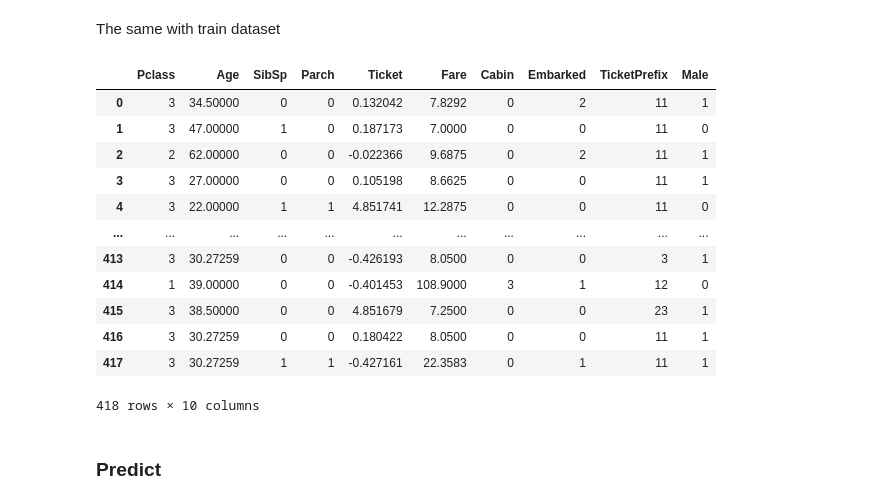
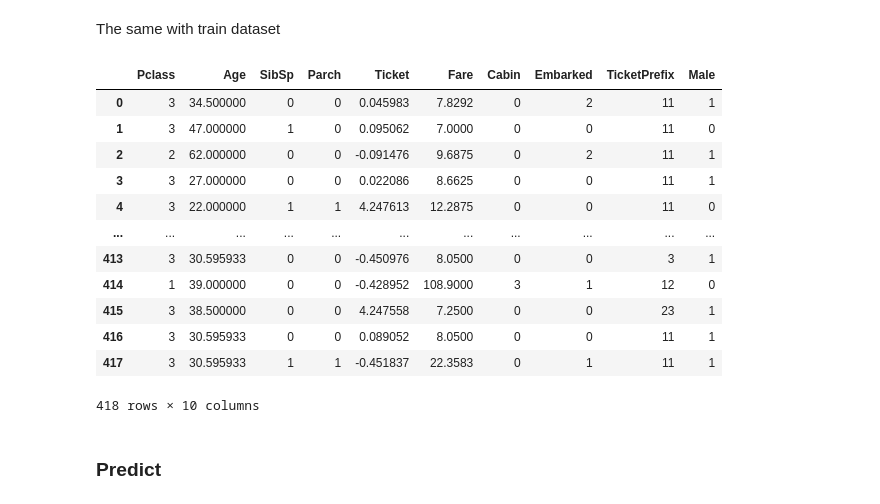
Before and after one commit to nntrivi2001/Titanic-Competition---RandomForest, a Jupyter notebook: Titanic Competition/Titanic.ipynb, the cells around one changed output. Drawn from its saved outputs; the diff is of its cells as text; code cells hidden in the pictures.

```diff
--- a/Titanic Competition/Titanic.ipynb
+++ b/Titanic Competition/Titanic.ipynb
@@ -77,24 +77,35 @@ train_df['TicketPrefix'] = train_df['TicketPrefix'].str.replace('/', ' ').str.re
 train_df['TicketPrefix'] = pd.Categorical(train_df['TicketPrefix'])
 train_df['TicketPrefix'] = train_df['TicketPrefix'].cat.codes
 
-train_df["Age"].fillna(train_df['Age'].mean(),inplace = True)
+
+sex = pd.get_dummies(train_df['Sex'], dtype= np.int32)
+sex = sex.rename(columns={'male': "Male"})
+
+train_df = pd.concat((train_df, sex),axis=1)
+
+train_df = train_df.drop(train_df.loc[train_df["Age"] > 75].index)
+train_df = train_df.drop(train_df.loc[train_df["SibSp"] > 7].index)
+train_df = train_df.drop(train_df.loc[train_df["Fare"] > 510].index)
+
+age_male = train_df["Age"][train_df.loc[train_df["Male"] != 0].index].mean()
+age_female = train_df["Age"][train_df.loc[train_df["Male"] == 0].index].mean()
+
+train_df.loc[train_df.Male != 0, 'Age'] = train_df.loc[train_df.Male != 0, 'Age'].fillna(age_male)
+train_df.loc[train_df.Male == 0, 'Age'] = train_df.loc[train_df.Male == 0, 'Age'].fillna(age_female)
+
 train_df["Cabin"].fillna("Other", inplace = True)
 train_df["Embarked"].fillna(method = 'ffill', inplace = True)
 train_df['Cabin'] = train_df['Cabin'][:].str[0]
 train_df['Ticket'] = train_df['Ticket'].str.split(' ').str[-1].astype(int)
 
 
-X = train_df[['Ticket',]]
+X = train_df[['Ticket']]
 scale = StandardScaler()
-train_df[['Ticket']] = scale.fit_transform(X)
-
+scale.fit(X)
+train_df[['Ticket']] = scale.transform(X)
 
 train_target = train_df['Survived']
 
-sex = pd.get_dummies(train_df['Sex'], dtype= np.int32)
-sex = sex.rename(columns={'male': "Male"})
-
-train_df = pd.concat((train_df, sex),axis=1)
 train_df = train_df.drop(columns=['Name', 'PassengerId', 'Survived', 'female', 'Sex'])
 train_df = train_df.replace({'Embarked': {'S': 0, 'C': 1, 'Q': 2}})
 train_df = train_df.replace({'Cabin': {'A': 1, 'B': 2, 'C': 3, 'D': 4, 'E': 5, 'F': 6, 'G': 7, 'H': 8, 'T': 9, 'O': 0}})
@@ -150,52 +161,51 @@ dtype: int64
 # %% [markdown]
 The same with train dataset
 # %%
-test_df["Age"].fillna(test_df['Age'].mean(),inplace = True)
 test_df["Cabin"].fillna("Other", inplace = True)
-test_df["Fare"].fillna(test_df['Fare'].mean(), inplace = True)
+test_df["Fare"].fillna(train_df['Fare'].mean(), inplace = True)
 
 ticketprefix = test_df['Ticket'].str.split(' ').str[0].apply(lambda x: x if x.isnumeric() == False else 'None')
 
 test_df = test_df.assign(TicketPrefix = ticketprefix)
 test_df['TicketPrefix'] = test_df['TicketPrefix'].str.replace('/', ' ').str.replace('.', '')
 test_df['TicketPrefix'] = pd.Categorical(test_df['TicketPrefix'])
 test_df['TicketPrefix'] = test_df['TicketPrefix'].cat.codes
 
 
-
 sex = pd.get_dummies(test_df['Sex'], dtype= np.int32)
 sex = sex.rename(columns={'male': "Male"})
 
 test_df = pd.concat((test_df, sex),axis=1)
 
 test_df['Cabin'] = test_df['Cabin'][:].str[0]
 
+test_df.loc[test_df.Male != 0, 'Age'] = test_df.loc[test_df.Male != 0, 'Age'].fillna(age_male)
+test_df.loc[test_df.Male == 0, 'Age'] = test_df.loc[test_df.Male == 0, 'Age'].fillna(age_female)
 
 test_df['Ticket'] = test_df['Ticket'].str.split(' ').str[-1].astype(int)
 
 X = test_df[['Ticket']]
-scale = StandardScaler()
-test_df[['Ticket']] = scale.fit_transform(X)
+test_df[['Ticket']] = scale.transform(X)
 
 PassengerID = test_df['PassengerId']
 
 test_df = test_df.drop(columns=['Name', 'PassengerId', 'female', 'Sex'])
 test_df = test_df.replace({'Embarked': {'S': 0, 'C': 1, 'Q': 2}})
 test_df = test_df.replace({'Cabin': {'A': 1, 'B': 2, 'C': 3, 'D': 4, 'E': 5, 'F': 6, 'G': 7, 'H': 8, 'T': 9, 'O': 0}})
 test_df
 # %% [output]
 |  | Pclass | Age | SibSp | Parch | Ticket | Fare | Cabin | Embarked | TicketPrefix | Male |
-| 0 | 3 | 34.50000 | 0 | 0 | 0.132042 | 7.8292 | 0 | 2 | 11 | 1 |
-| 1 | 3 | 47.00000 | 1 | 0 | 0.187173 | 7.0000 | 0 | 0 | 11 | 0 |
-| 2 | 2 | 62.00000 | 0 | 0 | -0.022366 | 9.6875 | 0 | 2 | 11 | 1 |
-| 3 | 3 | 27.00000 | 0 | 0 | 0.105198 | 8.6625 | 0 | 0 | 11 | 1 |
-| 4 | 3 | 22.00000 | 1 | 1 | 4.851741 | 12.2875 | 0 | 0 | 11 | 0 |
+| 0 | 3 | 34.500000 | 0 | 0 | 0.045983 | 7.8292 | 0 | 2 | 11 | 1 |
+| 1 | 3 | 47.000000 | 1 | 0 | 0.095062 | 7.0000 | 0 | 0 | 11 | 0 |
+| 2 | 2 | 62.000000 | 0 | 0 | -0.091476 | 9.6875 | 0 | 2 | 11 | 1 |
+| 3 | 3 | 27.000000 | 0 | 0 | 0.022086 | 8.6625 | 0 | 0 | 11 | 1 |
+| 4 | 3 | 22.000000 | 1 | 1 | 4.247613 | 12.2875 | 0 | 0 | 11 | 0 |
 | ... | ... | ... | ... | ... | ... | ... | ... | ... | ... | ... |
-| 413 | 3 | 30.27259 | 0 | 0 | -0.426193 | 8.0500 | 0 | 0 | 3 | 1 |
-| 414 | 1 | 39.00000 | 0 | 0 | -0.401453 | 108.9000 | 3 | 1 | 12 | 0 |
-| 415 | 3 | 38.50000 | 0 | 0 | 4.851679 | 7.2500 | 0 | 0 | 23 | 1 |
-| 416 | 3 | 30.27259 | 0 | 0 | 0.180422 | 8.0500 | 0 | 0 | 11 | 1 |
-| 417 | 3 | 30.27259 | 1 | 1 | -0.427161 | 22.3583 | 0 | 1 | 11 | 1 |
+| 413 | 3 | 30.595933 | 0 | 0 | -0.450976 | 8.0500 | 0 | 0 | 3 | 1 |
+| 414 | 1 | 39.000000 | 0 | 0 | -0.428952 | 108.9000 | 3 | 1 | 12 | 0 |
+| 415 | 3 | 38.500000 | 0 | 0 | 4.247558 | 7.2500 | 0 | 0 | 23 | 1 |
+| 416 | 3 | 30.595933 | 0 | 0 | 0.089052 | 8.0500 | 0 | 0 | 11 | 1 |
+| 417 | 3 | 30.595933 | 1 | 1 | -0.451837 | 22.3583 | 0 | 1 | 11 | 1 |
 418 rows × 10 columns
 # %% [markdown]
 ### Predict
```
Also changed, not shown: parts of 6 cells of this notebook, 1 other file.
